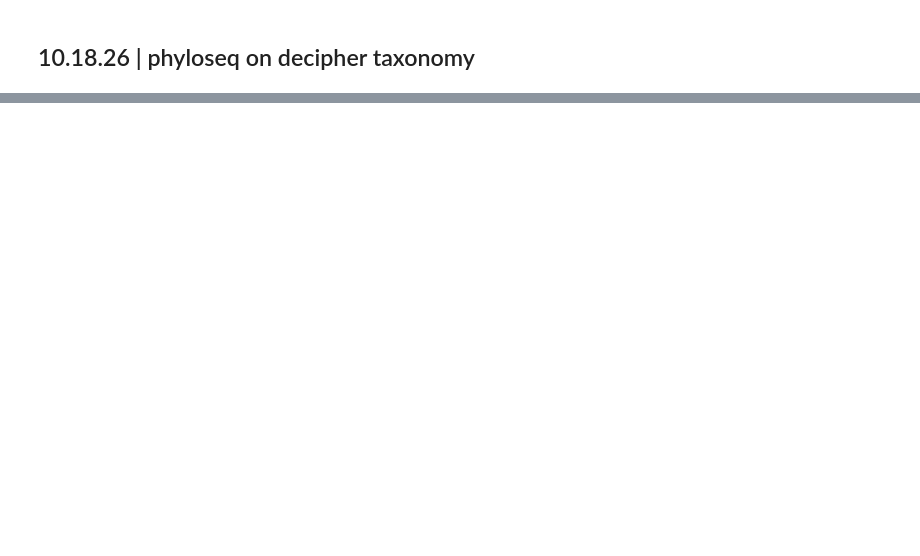
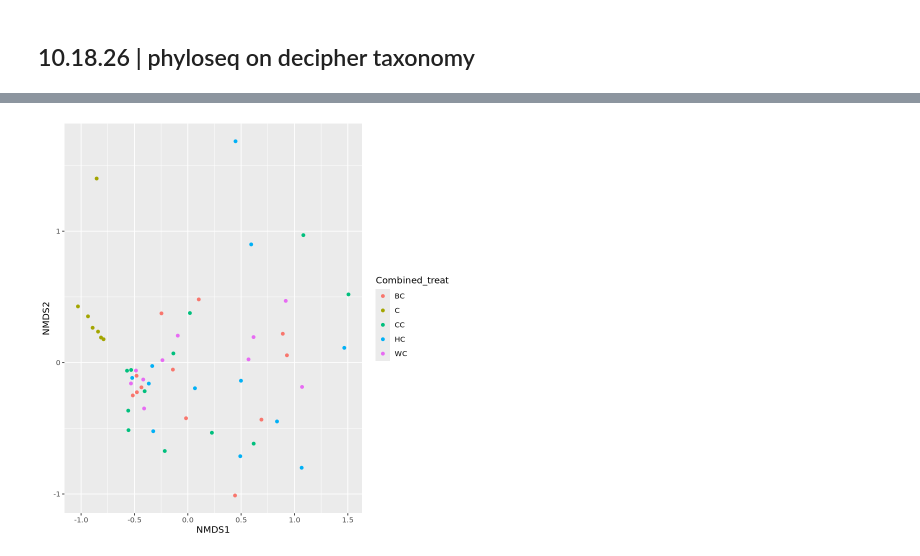
Before and after one commit to jfiorilla/ORCC_16S, a Jupyter notebook: phyloseq-working.ipynb, the cells around one changed output, grey strips where cells are left out. Cells and saved outputs as stored; diff of their text form; code cells hidden in the pictures; blank space fills up the shorter version.

Commit message:
phyloseq object

```diff
--- a/phyloseq-working.ipynb
+++ b/phyloseq-working.ipynb
@@ -134,7 +115,10 @@ psObject <- phyloseq(otutable(seqtab.nochim, taxa_are_rows = FALSE) ,
 # %%
-# Save ASV sequences but rename with short names for downstream analysis
-dna <- Biostrings::DNAStringSet(taxa_names(ps))
-names(dna) <- taxa_names(ps)
-ps <- merge_phyloseq(ps, dna)
-taxa_names(ps) <- paste0("ASV", seq(ntaxa(ps)))
-ps
+# Extract ASV sequences
+dna <- Biostrings::DNAStringSet(taxa_names(psObject))
+names(dna) <- taxa_names(psObject)
+
+# Create reference sequence component of phyloseq object to store the raw ASVs
+psObject <- merge_phyloseq(psObject, dna)
+
+# Rename ASVs numerically
+taxa_names(psObject) <- paste0("ASV", seq(ntaxa(psObject)))
@@ -141,2 +131,5 @@ ps
 # %%
 plot_richness(ps, x="Combined_treat", measures=c("Shannon", "Simpson"), color="Phase")
+# %%
+ps.prop <- transform_sample_counts(ps_sub, function(otu) otu/sum(otu))
+ord.nmds.bray <- ordinate(ps.prop, method="NMDS", distance="bray")
@@ -142,0 +154,4 @@ plot_richness(ps, x="Combined_treat", measures=c("Shannon", "Simpson"), color="P
+# %%
+plot_ordination(ps.prop, ord.nmds.bray, type="samples", color="Combined_treat" )
+# %% [output]
+[figure, added]
```
Also changed, not shown: parts of 26 cells of this notebook, 7 other files.
